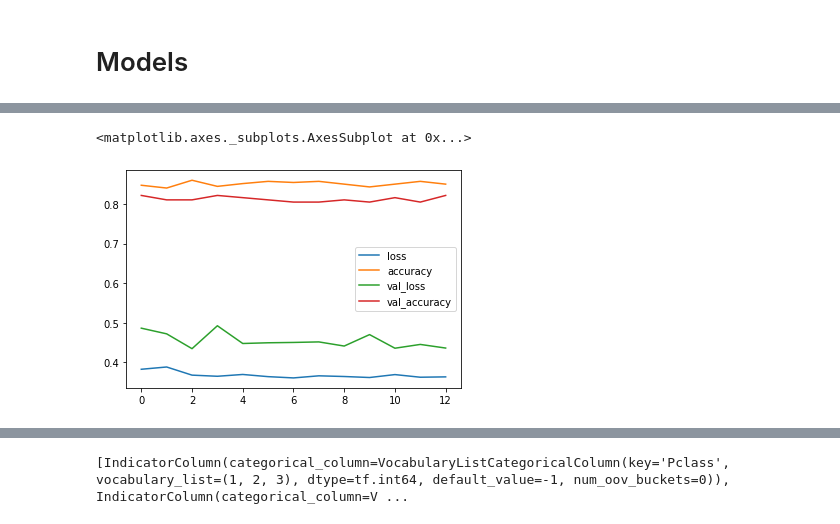
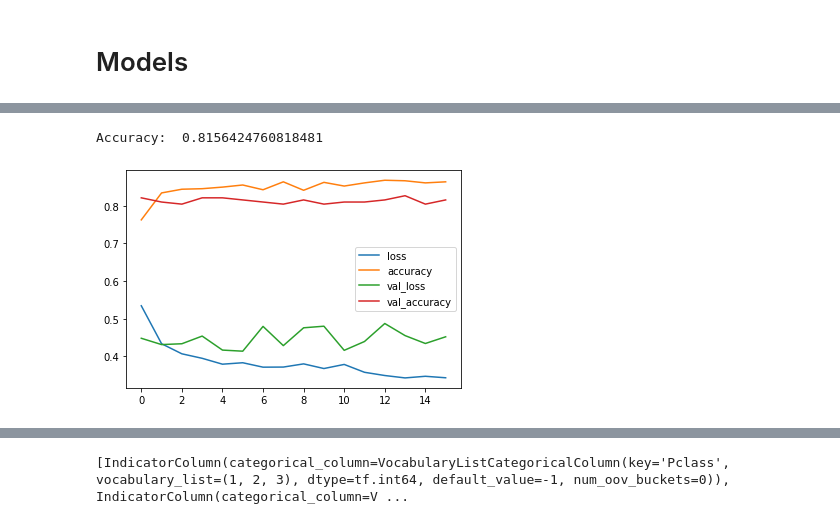
Before and after one commit to Codeblockz/Data-Science-Self-Projects, a Jupyter notebook: Kaggle_Titanic_challege/Titanic_Challenge.ipynb, the cells around one changed output, grey strips where cells are left out. Saved outputs shown, nothing was run; the diff lists cells and outputs as text; code cells hidden in the pictures.

```diff
--- a/Kaggle_Titanic_challege/Titanic_Challenge.ipynb
+++ b/Kaggle_Titanic_challege/Titanic_Challenge.ipynb
@@ -805 +918,13 @@ y_train.shape:  (712,)
+# %%
+def fit_DNN_Model(model, epochs=400):
+  history = model.fit(
+    X_train, y_train,epochs=epochs,
+    validation_data=(X_val,y_val),
+    callbacks=[early_stop],
+    verbose=0
+  )
+  pd.DataFrame(history.history).plot()
+  acc_ofmodel = model.evaluate(X_val, y_val, verbose=0)
+  print("Accuracy: ",acc_ofmodel[1])
+  return acc_ofmodel[1]
 # %%
@@ -859,12 +942,0 @@ model.evaluate(X_val, y_val)
-# %%
-
-history = model.fit(
-    X_train, y_train,epochs=400,
-    validation_data=(X_val,y_val),
-    callbacks=[early_stop],
-    verbose=0
-)
-pd.DataFrame(history.history).plot()
-# %% [output]
-<matplotlib.axes._subplots.AxesSubplot at 0x...>
-[figure, removed]
@@ -886,0 +943,8 @@ pd.DataFrame(history.history).plot()
+# %%
+X_train, X_val, y_train, y_val = get_train_test(OH_train, False)
+OH_DNN_model = DNN_model(X_train.shape[1])
+OH_acc_DNN = fit_DNN_Model(OH_DNN_model)
+Models['OH_DNN_model']=[OH_DNN_model,OH_acc_DNN]
+# %% [output]
+Accuracy:  0.8156424760818481
+[figure, added]
```
Also changed, not shown: parts of 66 cells of this notebook.
